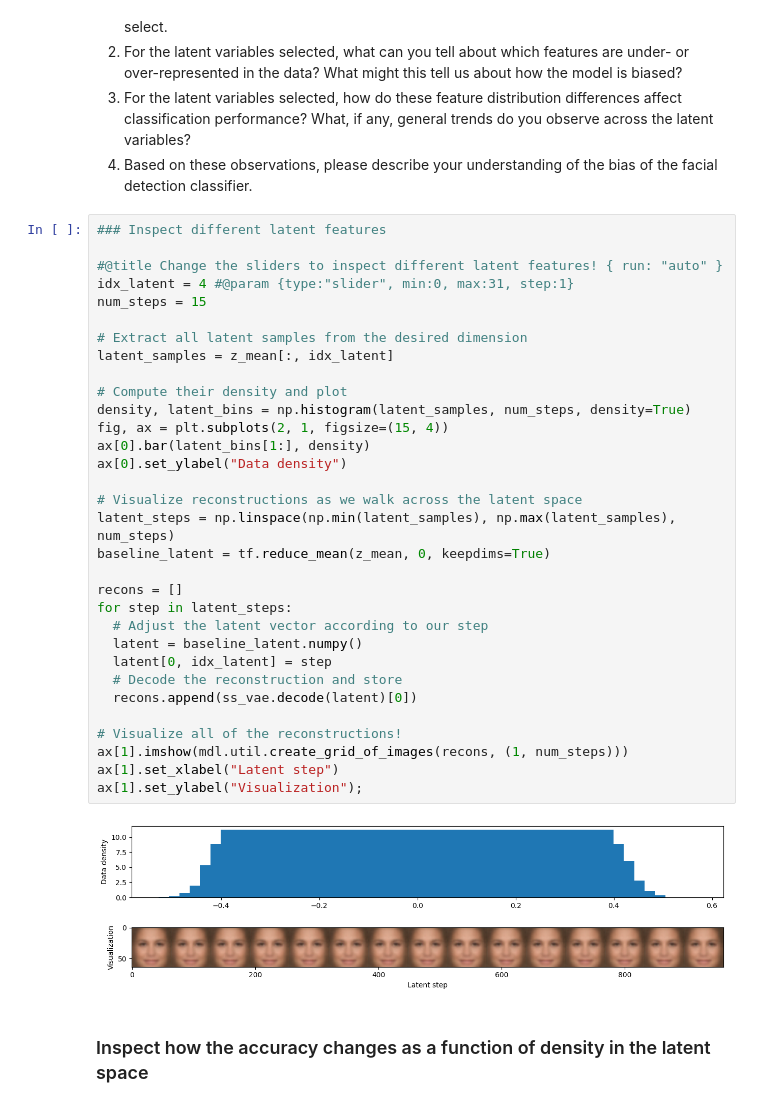
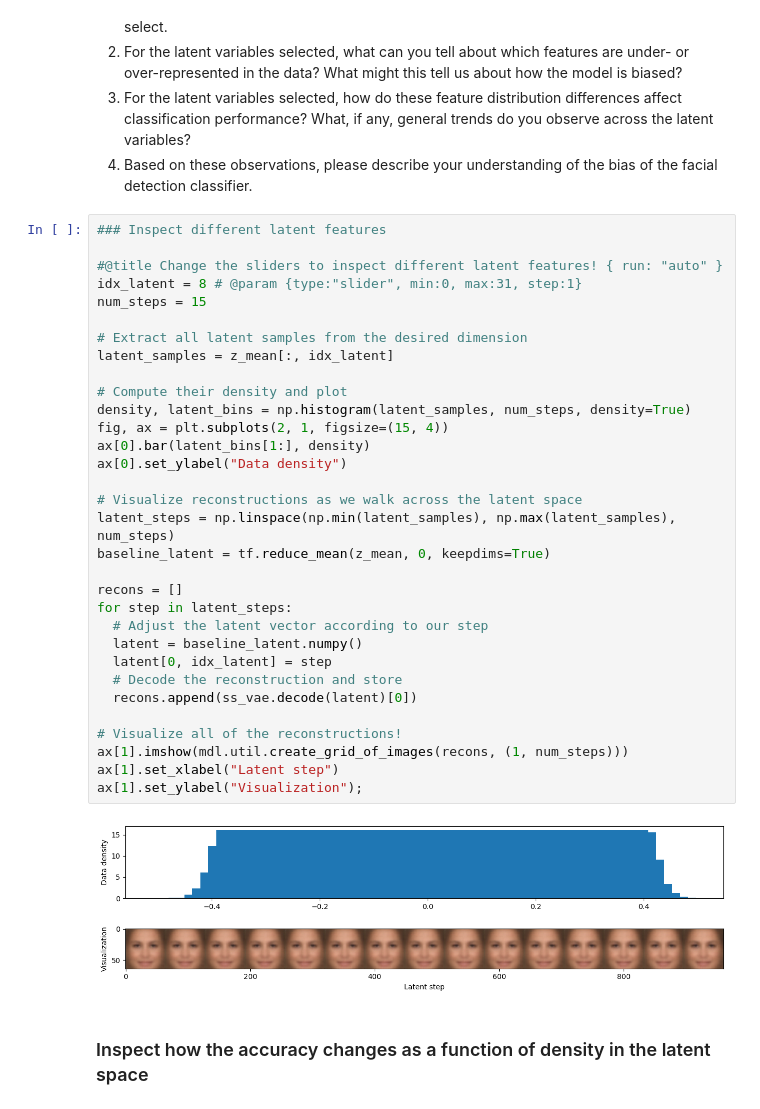
Before and after one commit to codeandcodes/ML, a Jupyter notebook: Copy_of_Part2_FaceDetection.ipynb, the cells around one changed output. Cells and saved outputs as stored; diff of their text form.

```diff
--- a/Copy_of_Part2_FaceDetection.ipynb
+++ b/Copy_of_Part2_FaceDetection.ipynb
@@ -631,36 +621,36 @@ Complete the analysis in the code blocks below. Carefully inspect the different
 ### Inspect different latent features
 
 #@title Change the sliders to inspect different latent features! { run: "auto" }
-idx_latent = 4 #@param {type:"slider", min:0, max:31, step:1}
+idx_latent = 8 # @param {type:"slider", min:0, max:31, step:1}
 num_steps = 15
 
 # Extract all latent samples from the desired dimension
 latent_samples = z_mean[:, idx_latent]
 
 # Compute their density and plot
 density, latent_bins = np.histogram(latent_samples, num_steps, density=True)
 fig, ax = plt.subplots(2, 1, figsize=(15, 4))
 ax[0].bar(latent_bins[1:], density)
 ax[0].set_ylabel("Data density")
 
 # Visualize reconstructions as we walk across the latent space
 latent_steps = np.linspace(np.min(latent_samples), np.max(latent_samples), num_steps)
 baseline_latent = tf.reduce_mean(z_mean, 0, keepdims=True)
 
 recons = []
 for step in latent_steps:
   # Adjust the latent vector according to our step
   latent = baseline_latent.numpy()
   latent[0, idx_latent] = step
   # Decode the reconstruction and store
   recons.append(ss_vae.decode(latent)[0])
 
 # Visualize all of the reconstructions!
 ax[1].imshow(mdl.util.create_grid_of_images(recons, (1, num_steps)))
 ax[1].set_xlabel("Latent step")
 ax[1].set_ylabel("Visualization");
 # %% [output]
-[figure, old version]
+[figure, new version]
 # %% [markdown]
 
 ### Inspect how the accuracy changes as a function of density in the latent space
```
Also changed, not shown: parts of 10 cells of this notebook.
